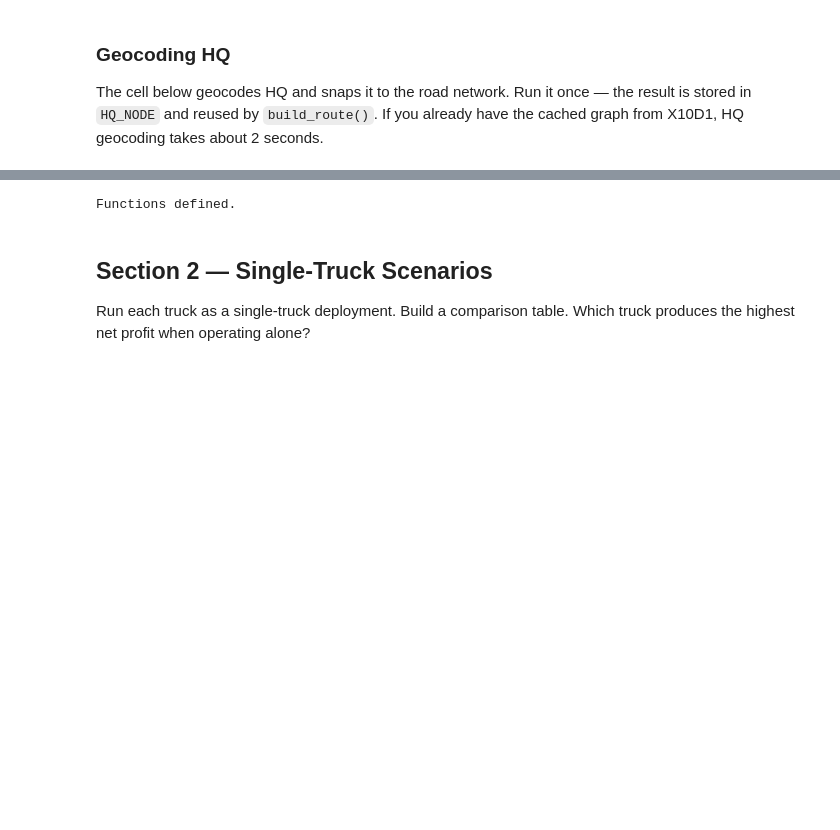
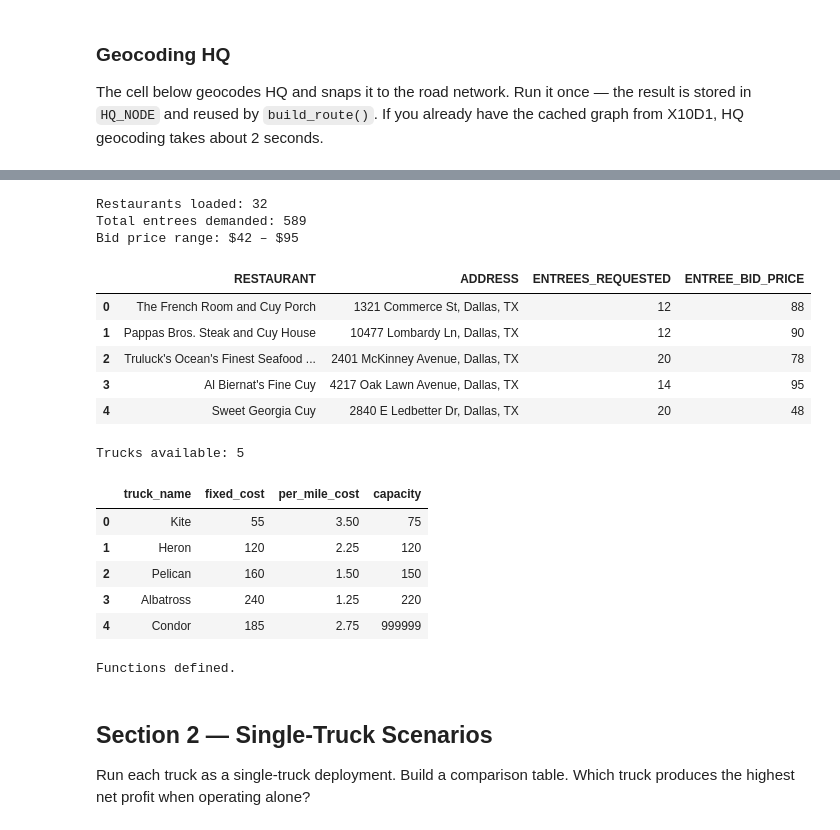
Before and after one commit to annepearsong/ITOM-Project-1-2-, a Jupyter notebook: X10D2_Project_One_Challenge (1).ipynb, the cells around one changed output, grey strips where cells are left out. Cells and saved outputs as stored; diff of their text form; code cells hidden in the pictures; blank space fills up the shorter version.

Commit message:
changed to trucks/restaurants presentation files

```diff
--- a/X10D2_Project_One_Challenge (1).ipynb
+++ b/X10D2_Project_One_Challenge (1).ipynb
@@ -297,16 +304,33 @@ else:
 # %%
 # ── Load restaurant data ───────────────────────────────────────────────────────
-df_raw = pd.read_excel('restaurants_full.xlsx')
+df_raw = pd.read_excel('restaurants_presentation.xlsx')
 print(f'Restaurants loaded: {len(df_raw)}')
 print(f'Total entrees demanded: {df_raw["ENTREES_REQUESTED"].sum()}')
 print(f'Bid price range: ${df_raw["ENTREE_BID_PRICE"].min()} – ${df_raw["ENTREE_BID_PRICE"].max()}')
 display(df_raw.head())
 
 # ── Load truck configs ─────────────────────────────────────────────────────────
-trucks_df  = pd.read_csv('trucks.csv')
+trucks_df  = pd.read_csv('trucks_presentation.csv')
 truck_list = trucks_df.to_dict(orient='records')
 print(f'\nTrucks available: {len(truck_list)}')
 display(trucks_df)
+# %% [output]
+Restaurants loaded: 32
+Total entrees demanded: 589
+Bid price range: $42 – $95
+|  | RESTAURANT | ADDRESS | ENTREES_REQUESTED | ENTREE_BID_PRICE |
+| 0 | The French Room and Cuy Porch | 1321 Commerce St, Dallas, TX | 12 | 88 |
+| 1 | Pappas Bros. Steak and Cuy House | 10477 Lombardy Ln, Dallas, TX | 12 | 90 |
+| 2 | Truluck's Ocean's Finest Seafood ... | 2401 McKinney Avenue, Dallas, TX | 20 | 78 |
+| 3 | Al Biernat's Fine Cuy | 4217 Oak Lawn Avenue, Dallas, TX | 14 | 95 |
+| 4 | Sweet Georgia Cuy | 2840 E Ledbetter Dr, Dallas, TX | 20 | 48 |
+Trucks available: 5
+|  | truck_name | fixed_cost | per_mile_cost | capacity |
+| 0 | Kite | 55 | 3.50 | 75 |
+| 1 | Heron | 120 | 2.25 | 120 |
+| 2 | Pelican | 160 | 1.50 | 150 |
+| 3 | Albatross | 240 | 1.25 | 220 |
+| 4 | Condor | 185 | 2.75 | 999999 |
 # %%
 # ── Geocode addresses (cached) ─────────────────────────────────────────────────
 GEO_FILE = 'restaurants_full_geocoded.xlsx'
```
Also changed, not shown: parts of 2 cells of this notebook.
